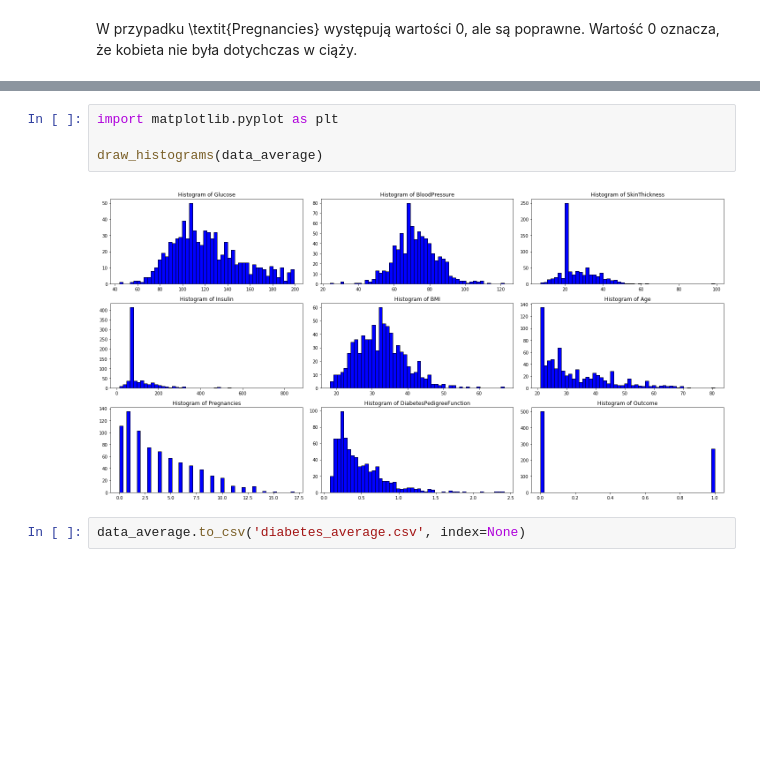
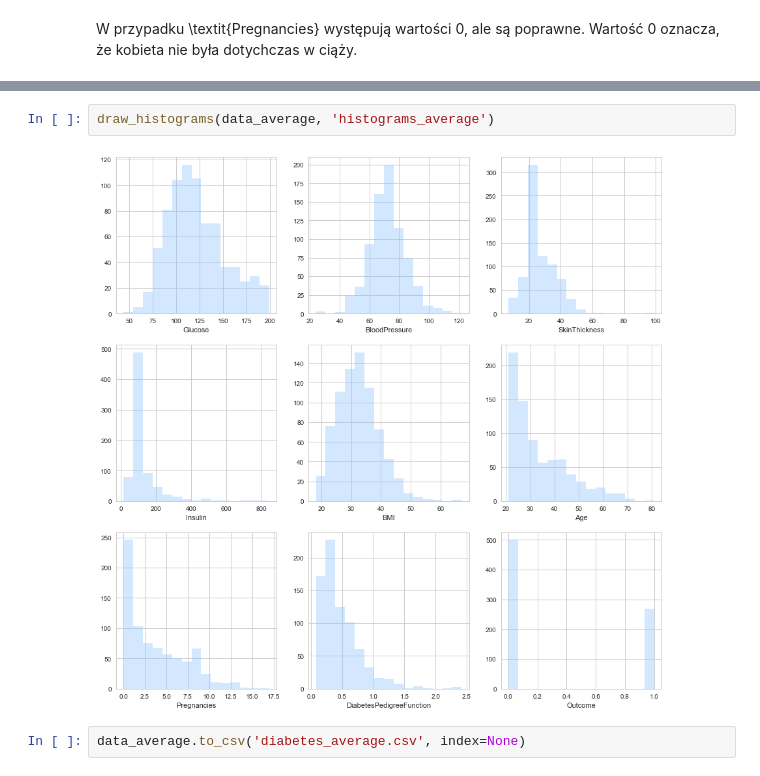
Before and after one commit to durden2/big_data_pk, a Jupyter notebook: Preprocessing.ipynb, the cells around one changed output, grey strips where cells are left out. Saved outputs shown, nothing was run; the diff lists cells and outputs as text; blank space fills up the shorter version.

```diff
--- a/Preprocessing.ipynb
+++ b/Preprocessing.ipynb
@@ -104,12 +113,10 @@ data_average.describe()
 | 50% | 3.000000 | 117.000000 | 72.000000 | 23.000000 | 80.000000 | 32.000000 | 0.372500 | 29.000000 | ... |
 | 75% | 6.000000 | 140.250000 | 80.000000 | 32.000000 | 127.250000 | 36.600000 | 0.626250 | 41.000000 | ... |
 | max | 17.000000 | 199.000000 | 122.000000 | 99.000000 | 846.000000 | 67.100000 | 2.420000 | 81.000000 | ... |
-# %%
-import matplotlib.pyplot as plt
-
-draw_histograms(data_average)
-# %% [output]
-[figure, removed]
+# %%
+draw_histograms(data_average, 'histograms_average')
+# %% [output]
+[figure, added]
 # %%
 data_average.to_csv('diabetes_average.csv', index=None)
 # %% [markdown]
```
Also changed, not shown: parts of 13 cells of this notebook, 15 other files.
